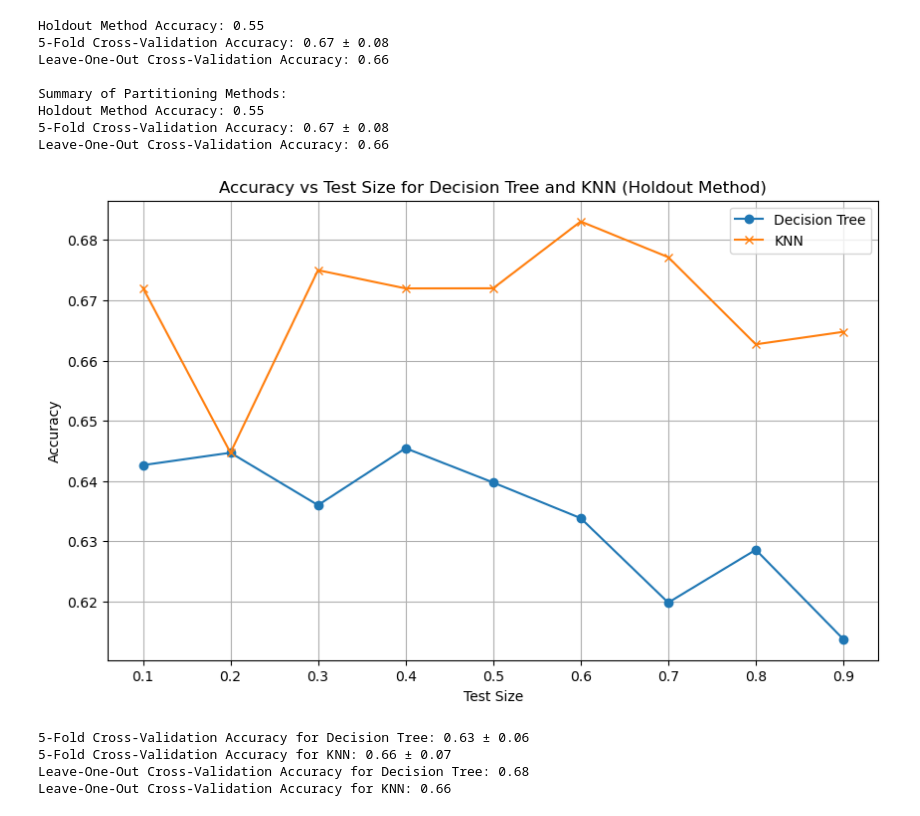
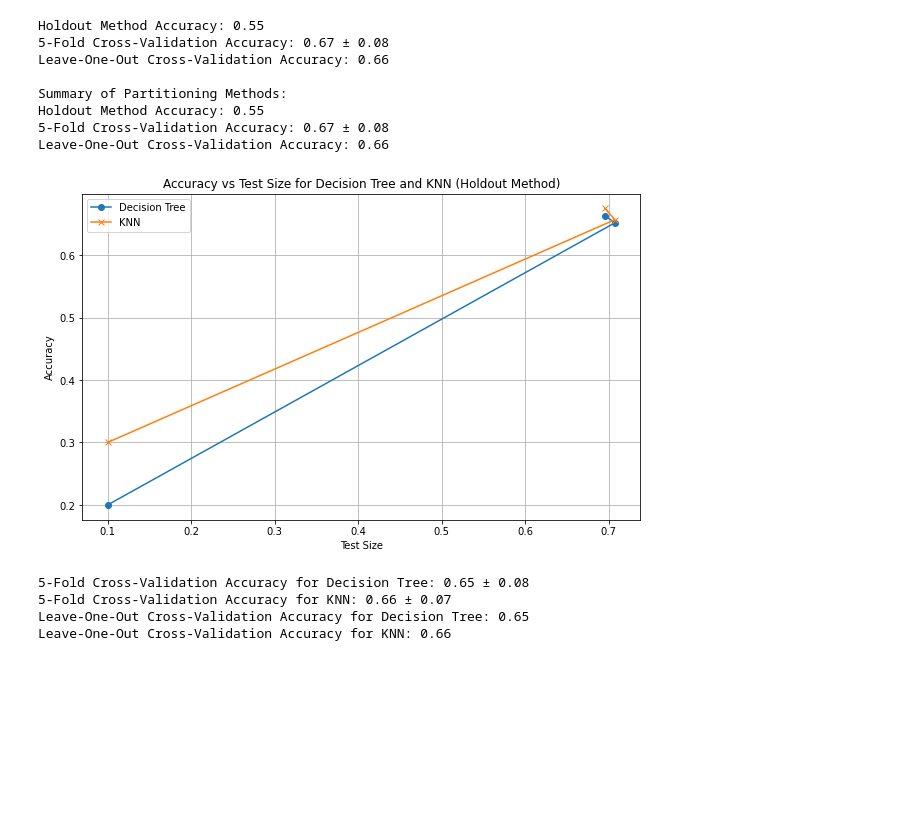
Before and after one commit to johnpierrre/DS-project, a Jupyter notebook: hepatocellular_carcinoma_analysis.ipynb, the cells around one changed output. Cells and saved outputs as stored; diff of their text form; code cells hidden in the pictures; blank space fills up the shorter version.

```diff
--- a/hepatocellular_carcinoma_analysis.ipynb
+++ b/hepatocellular_carcinoma_analysis.ipynb
@@ -603,7 +628,7 @@ DTC (with SMOTE)
 # %%
 from sklearn.tree import DecisionTreeClassifier, plot_tree
 from sklearn.metrics import accuracy_score, classification_report
-from sklearn.metrics import mean_squared_error
+from sklearn.metrics import root_mean_squared_error
 
 model = DecisionTreeClassifier()
 rmse = 0
@@ -616,7 +641,7 @@ for i in range(40):
 
     predictions = model.predict(X_test)
     dt_accuracy += accuracy_score(y_test, predictions)
-    rmse += mean_squared_error(predictions, y_test, squared = False)
+    rmse += root_mean_squared_error(predictions, y_test)
 
 dt_accuracy = dt_accuracy/40
 print("RMSE: ", rmse/40)
@@ -1008,37 +1028,37 @@ results_df = pd.DataFrame({
     'Test Size': test_sizes,
     'Decision Tree Accuracy': dt_accuracies,
     'KNN Accuracy': knn_accuracies
 })
 
 plt.figure(figsize=(10, 6))
-plt.plot(results_df['Test Size'], results_df['Decision Tree Accuracy'], marker='o', label='Decision Tree')
-plt.plot(results_df['Test Size'], results_df['KNN Accuracy'], marker='x', label='KNN')
+plt.plot(results_df.to_numpy()[0], results_df.to_numpy()[1], marker='o', label='Decision Tree')
+plt.plot(results_df.to_numpy()[0], results_df.to_numpy()[2], marker='x', label='KNN')
 plt.xlabel('Test Size')
 plt.ylabel('Accuracy')
 plt.title('Accuracy vs Test Size for Decision Tree and KNN (Holdout Method)')
 plt.legend()
 plt.grid(True)
 plt.show()
 
 # K-Fold Cross-Validation
 k_fold = 5
 kf = KFold(n_splits=k_fold)
 dt_cv_scores = cross_val_score(dt_model, X, y, cv=kf)
 knn_cv_scores = cross_val_score(knn_model, X, y, cv=kf)
 
 print(f'{k_fold}-Fold Cross-Validation Accuracy for Decision Tree: {dt_cv_scores.mean():.2f} ± {dt_cv_scores.std():.2f}')
 print(f'{k_fold}-Fold Cross-Validation Accuracy for KNN: {knn_cv_scores.mean():.2f} ± {knn_cv_scores.std():.2f}')
 
 # Leave-One-Out Cross-Validation
 loo = LeaveOneOut()
 dt_loo_scores = cross_val_score(dt_model, X, y, cv=loo)
 knn_loo_scores = cross_val_score(knn_model, X, y, cv=loo)
 
 print(f'Leave-One-Out Cross-Validation Accuracy for Decision Tree: {dt_loo_scores.mean():.2f}')
 print(f'Leave-One-Out Cross-Validation Accuracy for KNN: {knn_loo_scores.mean():.2f}')
 # %% [output]
-[figure, old version]
+[figure, new version]
-5-Fold Cross-Validation Accuracy for Decision Tree: 0.63 ± 0.06
+5-Fold Cross-Validation Accuracy for Decision Tree: 0.65 ± 0.08
 5-Fold Cross-Validation Accuracy for KNN: 0.66 ± 0.07
-Leave-One-Out Cross-Validation Accuracy for Decision Tree: 0.68
+Leave-One-Out Cross-Validation Accuracy for Decision Tree: 0.65
 Leave-One-Out Cross-Validation Accuracy for KNN: 0.66
```
Also changed, not shown: parts of 12 cells of this notebook.
